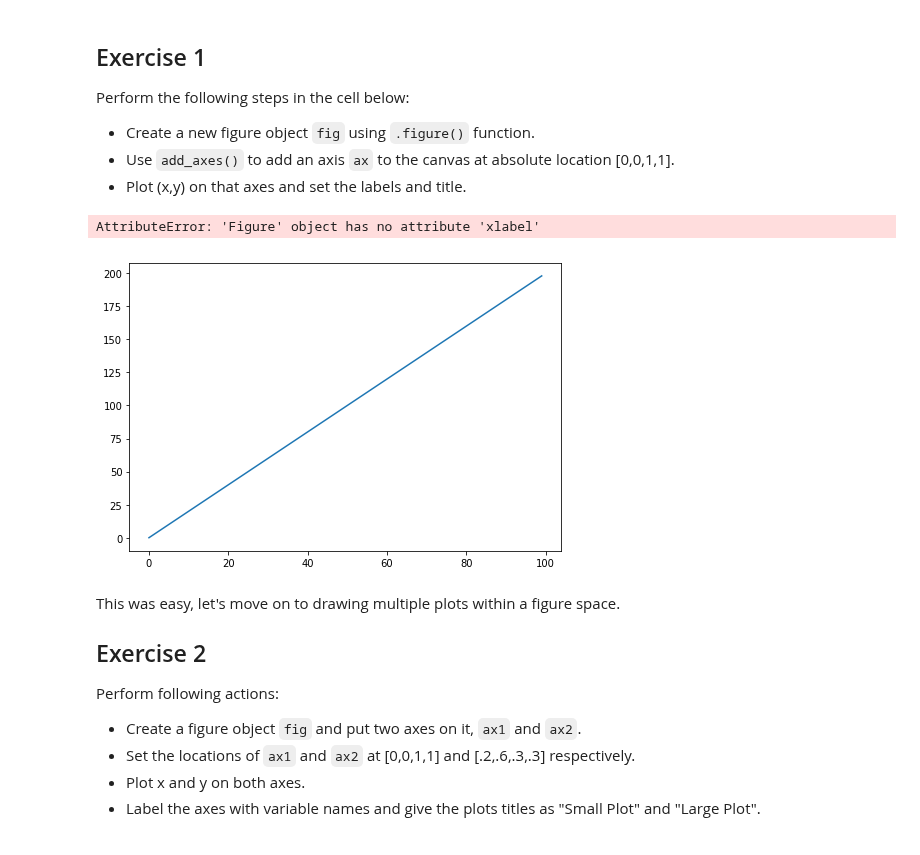
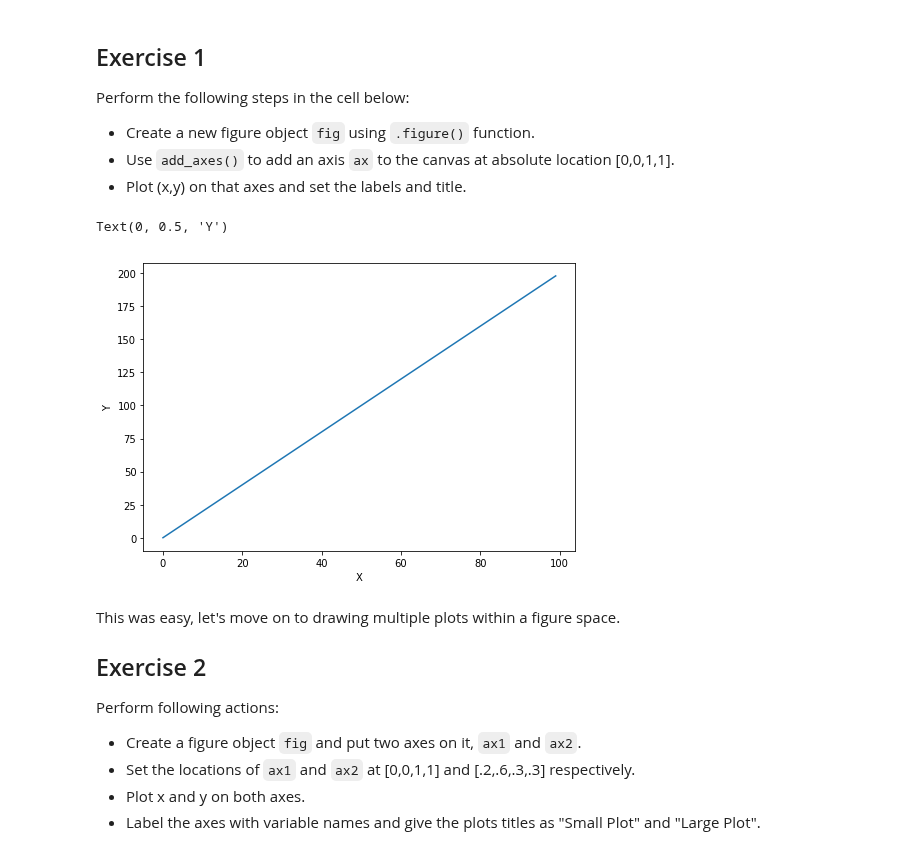
Before and after one commit to nkacoroski/dsc-1-03-13-customizing-visualizations-with-matplotlib-lab-seattle-ds-career-040119, a Jupyter notebook: index.ipynb, the cells around one changed output. Drawn from its saved outputs; the diff is of its cells as text; code cells hidden in the pictures.

```diff
--- a/index.ipynb
+++ b/index.ipynb
@@ -64,12 +64,12 @@ Perform the following steps in the cell below:
 # %%
 fig = plt.figure()
 fig.add_axes([0, 0, 1, 1])
 plt.plot(x, y, label='Y As A Function of X')
-fig.xlabel('X')
-fig.ylabel('Y')
+plt.xlabel('X')
+plt.ylabel('Y')
 # %% [output]
-AttributeError: 'Figure' object has no attribute 'xlabel'
+Text(0, 0.5, 'Y')
-[figure, old version]
+[figure, new version]
 # %% [markdown]
 This was easy, let's move on to drawing multiple plots within a figure space.
 
```
